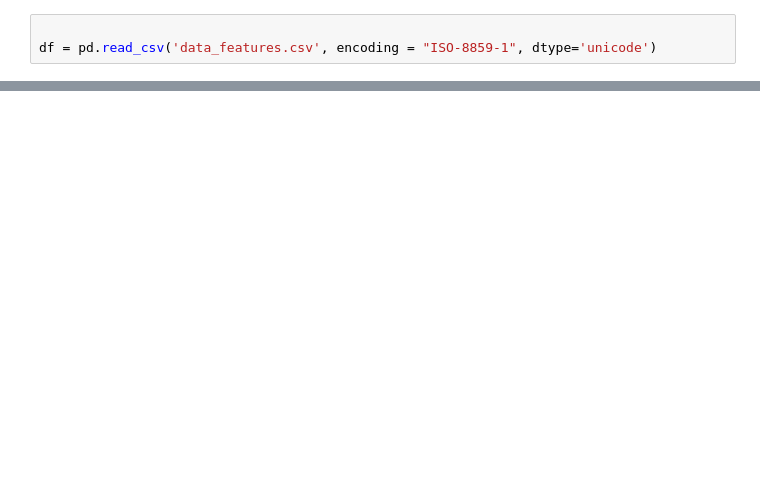
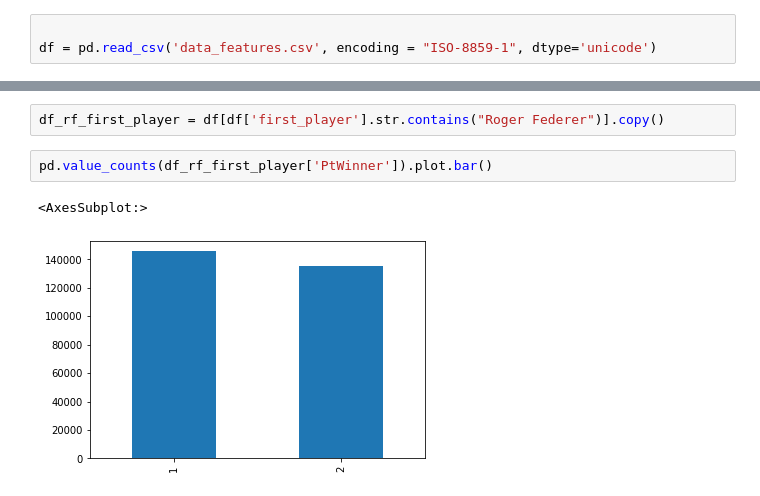
Before and after one commit to anjuiiita/Racket_notebook, a Jupyter notebook: Queries.ipynb, the cells around one changed output, grey strips where cells are left out. Drawn from its saved outputs; the diff is of its cells as text; blank space fills up the shorter version.

```diff
--- a/Queries.ipynb
+++ b/Queries.ipynb
@@ -26,0 +65,7 @@ df_rf= df[df1['match_id'].str.contains("Roger_Federer")]
+# %%
+df_rf_first_player = df[df['first_player'].str.contains("Roger Federer")].copy()
+# %%
+pd.value_counts(df_rf_first_player['PtWinner']).plot.bar()
+# %% [output]
+<AxesSubplot:>
+[figure, added]
```
Also changed, not shown: parts of 29 cells of this notebook, 3 other files.
